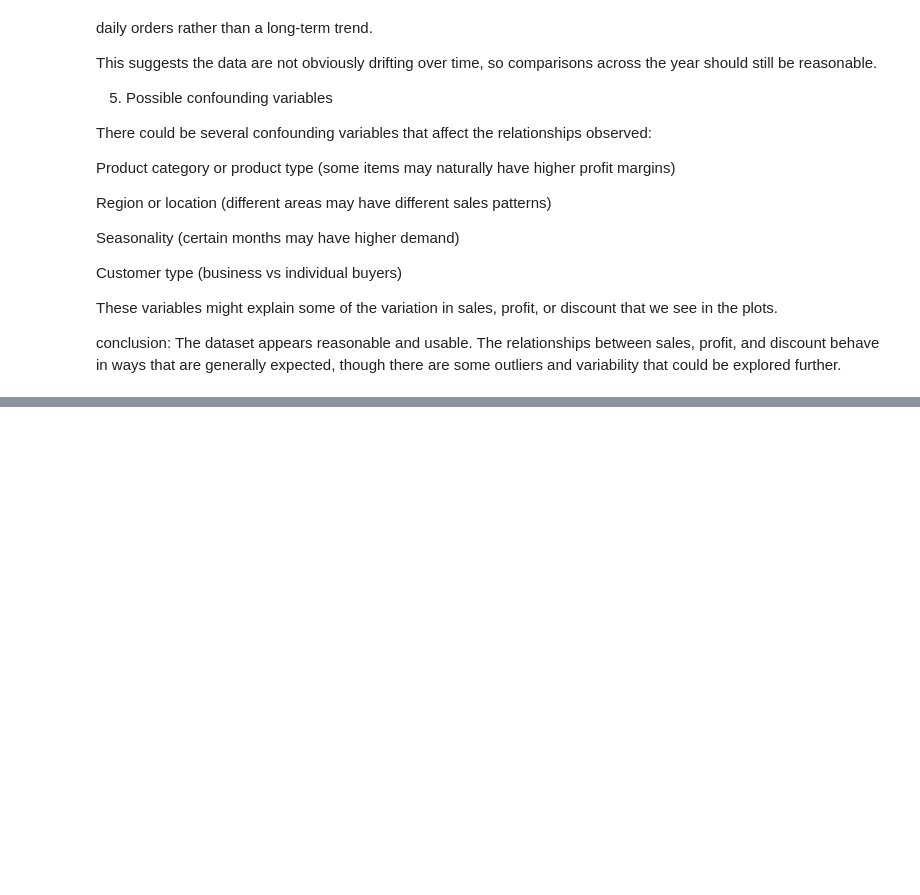
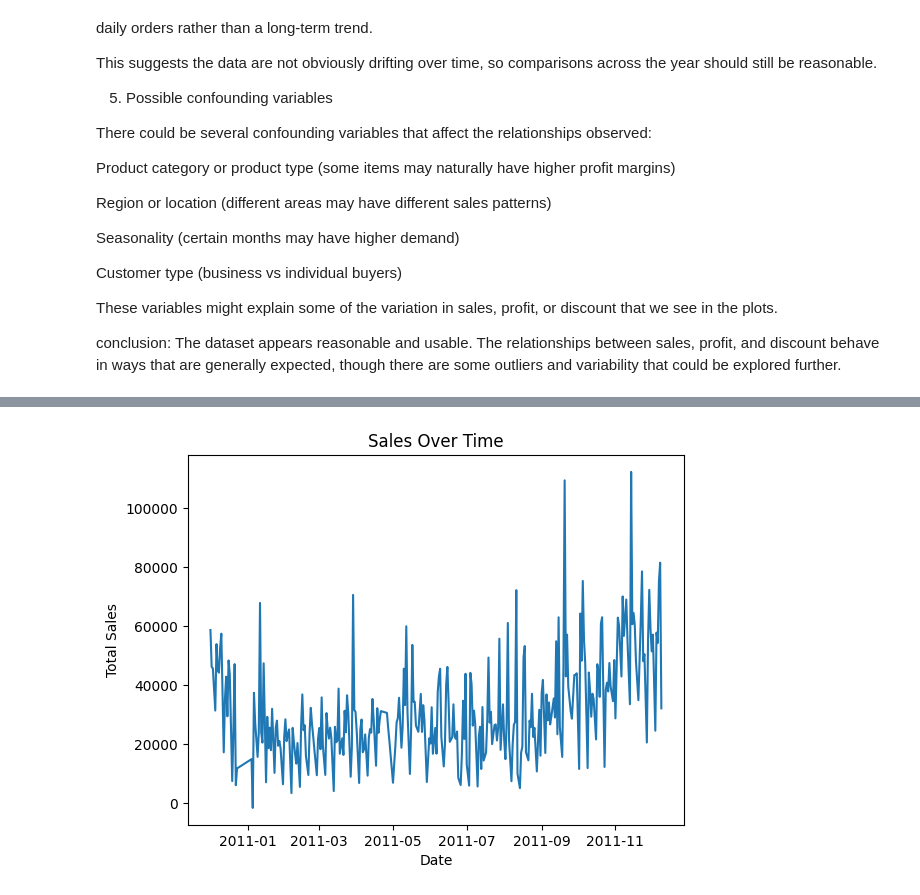
Before and after one commit to carlos00002/DX699_02, a Jupyter notebook: homework/OMDS-ModB2-Week6-Jaime-Carlos.ipynb, the cells around one changed output, grey strips where cells are left out. Saved outputs shown, nothing was run; the diff lists cells and outputs as text; code cells hidden in the pictures; blank space fills up the shorter version.

```diff
--- a/homework/OMDS-ModB2-Week6-Jaime-Carlos.ipynb
+++ b/homework/OMDS-ModB2-Week6-Jaime-Carlos.ipynb
@@ -261,0 +312,13 @@ The dataset appears reasonable and usable. The relationships between sales, prof
+# %%
+#linegraph
+df["InvoiceDate"] = pd.to_datetime(df["InvoiceDate"])
+
+daily_sales = df.groupby(df["InvoiceDate"].dt.date)["TotalPrice"].sum()
+
+daily_sales.plot()
+plt.title("Sales Over Time")
+plt.xlabel("Date")
+plt.ylabel("Total Sales")
+plt.show()
+# %% [output]
+[figure, added]
```
Also changed, not shown: parts of 10 cells of this notebook.
